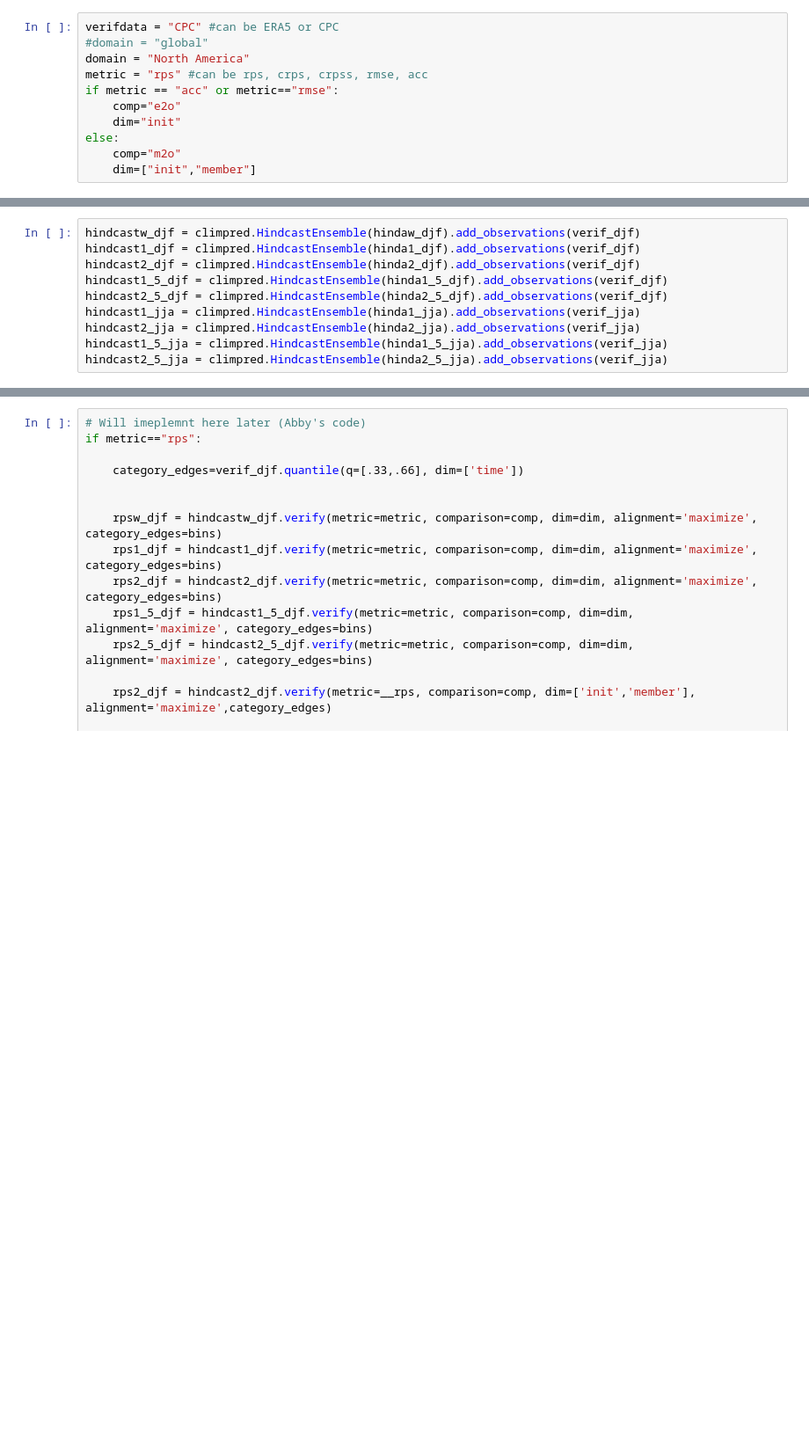
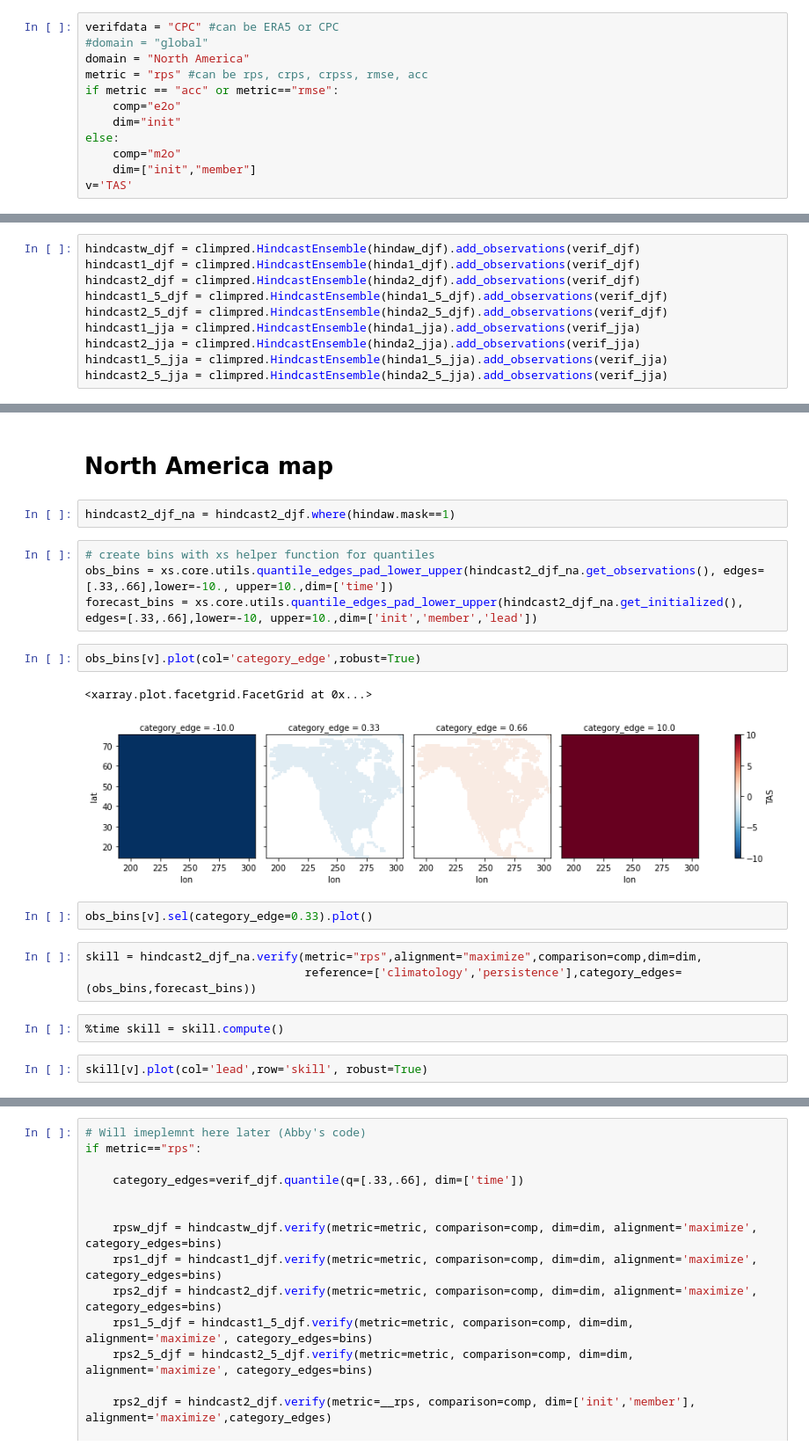
Before and after one commit to judithberner/climpred_CESM1_S2S, a Jupyter notebook: rpss.ipynb, the cells around one changed output, grey strips where cells are left out. Shown: that part at 88% size. Cells and saved outputs as stored; diff of their text form; blank space fills up the shorter version.

```diff
--- a/rpss.ipynb
+++ b/rpss.ipynb
@@ -32,4 +39,5 @@ if metric == "acc" or metric=="rmse":
 else:
     comp="m2o"
     dim=["init","member"]
+v='TAS'
 # %%
@@ -557,0 +210,22 @@ dim
+# %% [markdown]
+# North America map
+# %%
+hindcast2_djf_na = hindcast2_djf.where(hindaw.mask==1)
+# %%
+# create bins with xs helper function for quantiles
+obs_bins = xs.core.utils.quantile_edges_pad_lower_upper(hindcast2_djf_na.get_observations(), edges=[.33,.66],lower=-10., upper=10.,dim=['time'])
+forecast_bins = xs.core.utils.quantile_edges_pad_lower_upper(hindcast2_djf_na.get_initialized(), edges=[.33,.66],lower=-10, upper=10.,dim=['init','member','lead'])
+# %%
+obs_bins[v].plot(col='category_edge',robust=True)
+# %% [output]
+<xarray.plot.facetgrid.FacetGrid at 0x...>
+[figure, added]
+# %%
+obs_bins[v].sel(category_edge=0.33).plot()
+# %%
+skill = hindcast2_djf_na.verify(metric="rps",alignment="maximize",comparison=comp,dim=dim,
+                                reference=['climatology','persistence'],category_edges=(obs_bins,forecast_bins))
+# %%
+%time skill = skill.compute()
+# %%
+skill[v].plot(col='lead',row='skill', robust=True)
```
Also changed, not shown: parts of 28 cells of this notebook, 1 other file.
